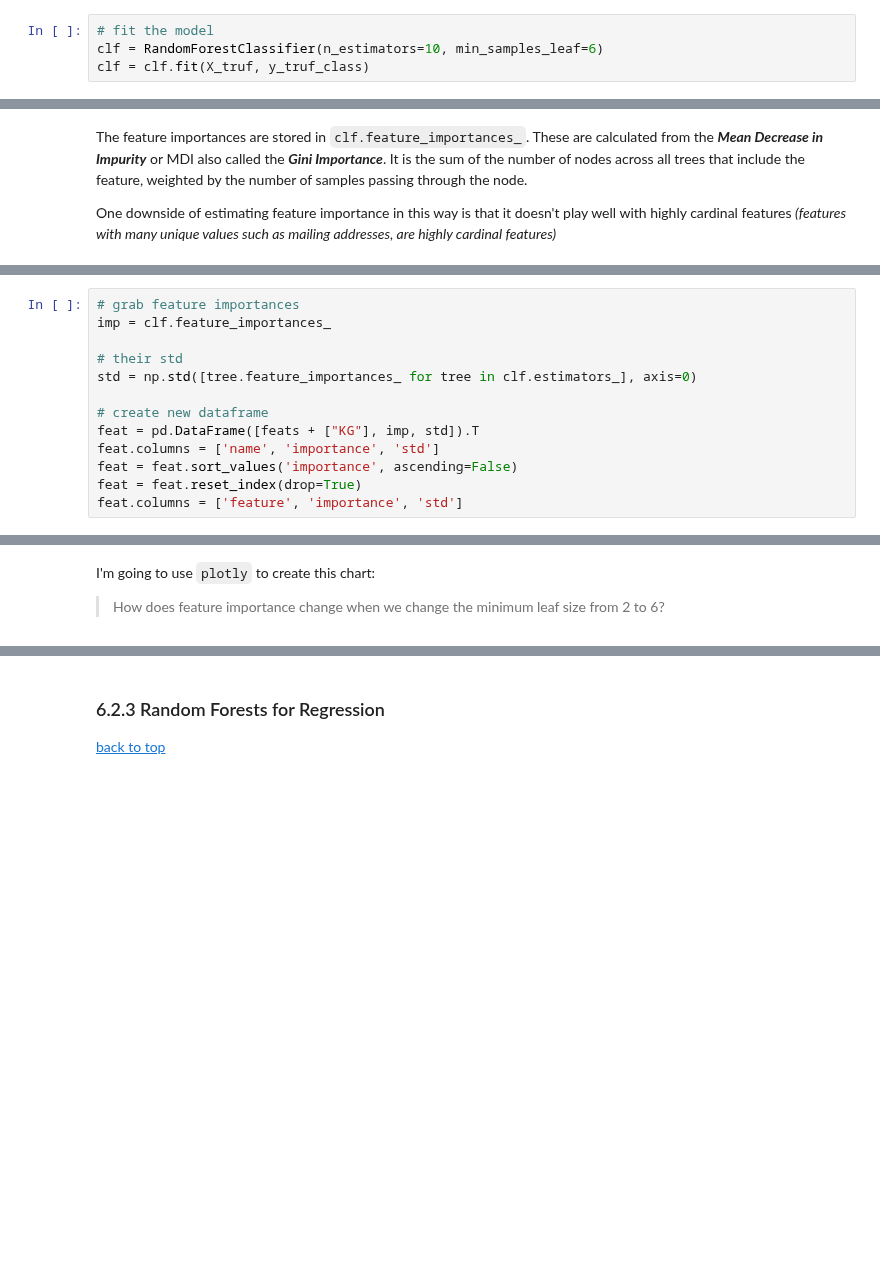
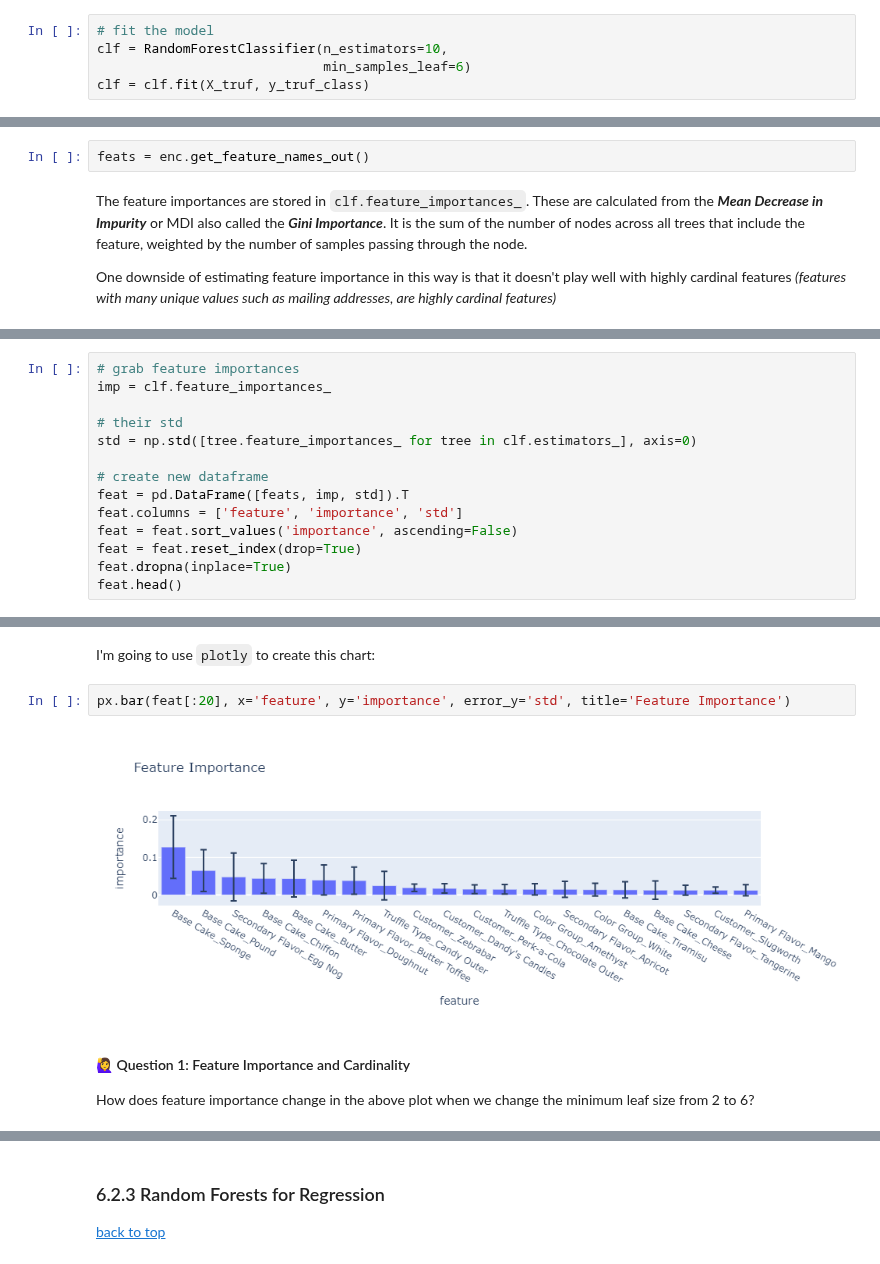
Before and after one commit to wesleybeckner/data_science_foundations, a Jupyter notebook: notebooks/S6_Bagging.ipynb, the cells around one changed output, grey strips where cells are left out. Cells and saved outputs as stored; diff of their text form; blank space fills up the shorter version.

```diff
--- a/notebooks/S6_Bagging.ipynb
+++ b/notebooks/S6_Bagging.ipynb
@@ -446,7 +464,8 @@ plot_tree(X, clf)
 Let's revisit our truffle dataset again, this time with random forests
 # %%
 # fit the model
-clf = RandomForestClassifier(n_estimators=10, min_samples_leaf=6)
+clf = RandomForestClassifier(n_estimators=10,
+                             min_samples_leaf=6)
 clf = clf.fit(X_truf, y_truf_class)
 # %% [markdown]
 We get a fairly high accuracy when our `min_samples_leaf` is low and an accuracy that leaves room for improvement when `min_samples_leaf` is high. This indicates to us the model may be prown to overfitting if we are not careful:
@@ -480,3 +478,5 @@ feats[:5]
+# %%
+feats = enc.get_feature_names_out()
 # %% [markdown]
 The feature importances are stored in `clf.feature_importances_`. These are calculated from the **_Mean Decrease in Impurity_** or MDI also called the **_Gini Importance_**. It is the sum of the number of nodes across all trees that include the feature, weighted by the number of samples passing through the node.
 
@@ -489,8 +493,9 @@ imp = clf.feature_importances_
 std = np.std([tree.feature_importances_ for tree in clf.estimators_], axis=0)
 
 # create new dataframe
-feat = pd.DataFrame([feats + ["KG"], imp, std]).T
-feat.columns = ['name', 'importance', 'std']
+feat = pd.DataFrame([feats, imp, std]).T
+feat.columns = ['feature', 'importance', 'std']
 feat = feat.sort_values('importance', ascending=False)
 feat = feat.reset_index(drop=True)
-feat.columns = ['feature', 'importance', 'std']
+feat.dropna(inplace=True)
+feat.head()
@@ -497,4 +509,10 @@ feat.columns = ['feature', 'importance', 'std']
+# %% [markdown]
+I'm going to use `plotly` to create this chart:
+# %%
+px.bar(feat[:20], x='feature', y='importance', error_y='std', title='Feature Importance')
+# %% [output]
+[figure, added]
 # %% [markdown]
-I'm going to use `plotly` to create this chart:
+#### 🙋‍♀️ Question 1: Feature Importance and Cardinality
 
-> How does feature importance change when we change the minimum leaf size from 2 to 6?
+How does feature importance change in the above plot when we change the minimum leaf size from 2 to 6?
```
Also changed, not shown: parts of 37 cells of this notebook, 23 other files.
